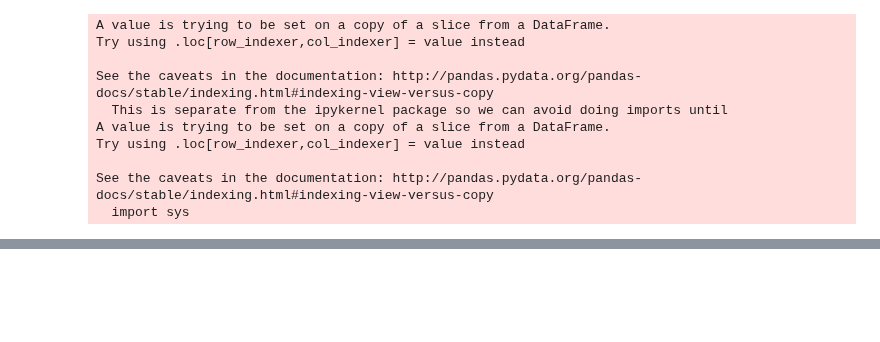
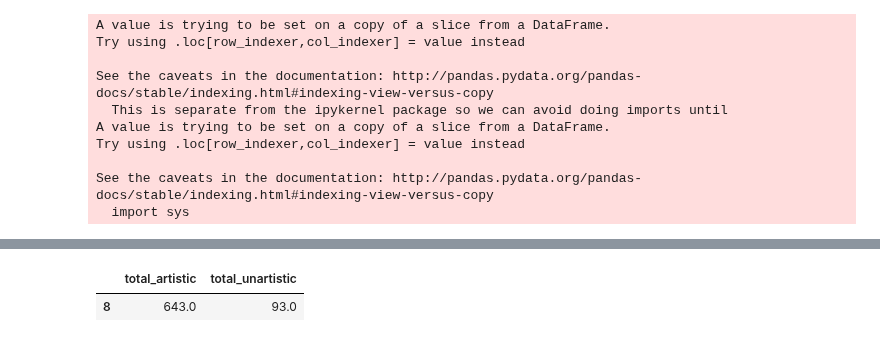
Before and after one commit to TylerKirby/latin-prose-rhythm, a Jupyter notebook: notebooks/chi_square_contingency_test.ipynb, the cells around one changed output, grey strips where cells are left out. Cells and saved outputs as stored; diff of their text form; code cells hidden in the pictures; blank space fills up the shorter version.

Commit message:
fix a/u totals

```diff
--- a/notebooks/chi_square_contingency_test.ipynb
+++ b/notebooks/chi_square_contingency_test.ipynb
@@ -123,0 +124,5 @@ contingency_table
+# %%
+cicero_speeches.loc[cicero_speeches['title'] == 'de domo sua'][['total_artistic', 'total_unartistic']]
+# %% [output]
+|  | total_artistic | total_unartistic |
+| 8 | 643.0 | 93.0 |
```
Also changed, not shown: parts of 7 cells of this notebook, 31 other files.
